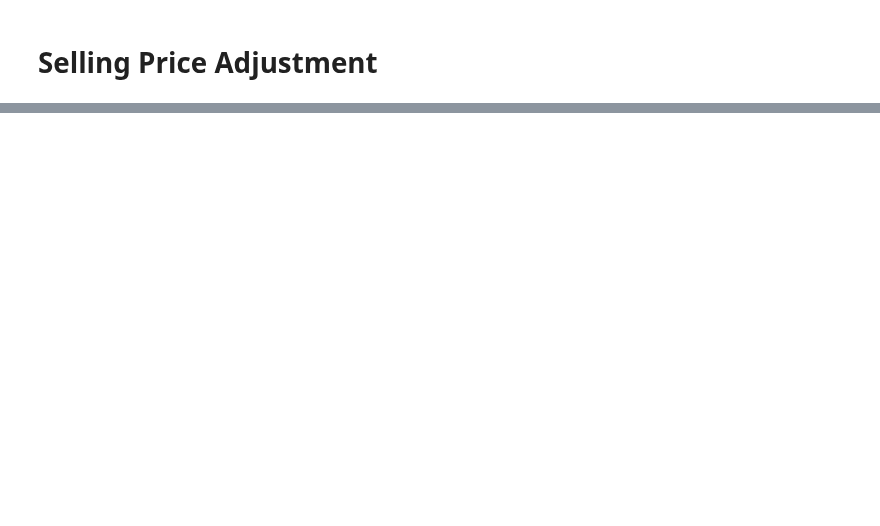
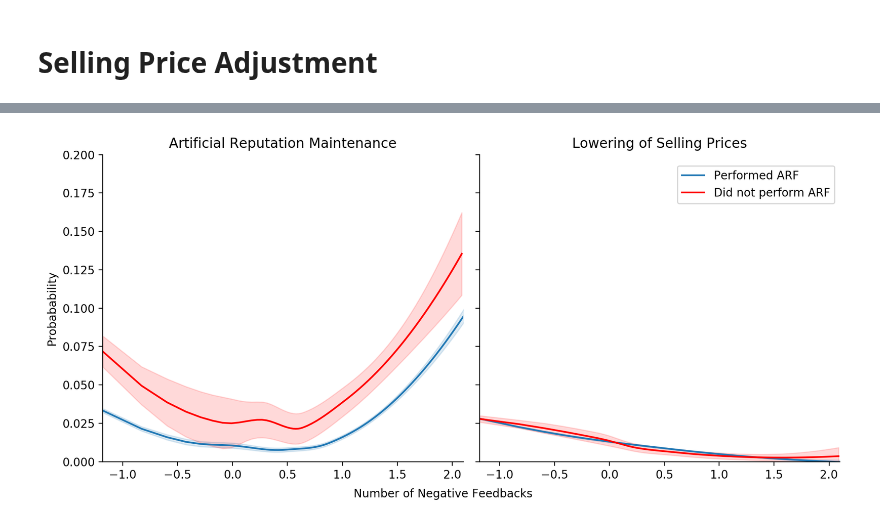
Before and after one commit to jossl95/ARF, a Jupyter notebook: Analyzer.ipynb, the cells around one changed output, grey strips where cells are left out. Cells and saved outputs as stored; diff of their text form; code cells hidden in the pictures; blank space fills up the shorter version.

Commit message:
analyses marginal effects

```diff
--- a/Analyzer.ipynb
+++ b/Analyzer.ipynb
@@ -36,3 +42,5 @@ Index(['vendor', 'w', 'rating_m', 'reputation_m', 'price_usd_m', 'delta_t_m',
+# %%
+df['sales_volume_w'] = df.groupby('vendor').apply(lambda x: x['count_min'] - x['count_min'].shift(1)).fillna(10).reset_index(drop = True)
 # %%
 df['arm_maxw_shift'] = df.groupby('vendor').apply(lambda x: x['arm_maxw'].shift(1)).reset_index(drop = True).astype('bool')
 df['arm_bgm_maxw_shift'] = df.groupby('vendor').apply(lambda x: x['arm_bgm_maxw'].shift(1)).reset_index(drop = True).astype('bool')
@@ -352,0 +536,49 @@ Note: LR test is conservative and provided only for reference.
+# %%
+fig, (axes) = plt.subplots(ncols = 2, figsize =  [10, 5], sharey = True)
+
+# make margin plots
+for t in [0,1]:
+    arf_type = output['arf'] == t
+    color = ['#1f77b4', 'red']
+    label = ['Did not perform ARF', 'Performed ARF']
+    title = ['Artificial Reputation Maintenance', 'Lowering of Selling Prices']
+    minx, maxx = np.min(output.bc_neg_count_min), 2.1
+
+    for i, y_var in enumerate(['d_x4_a', 'd_x4_p']):
+        # preprocess data
+        d_ = output[arf_type]
+        y = d_[y_var].to_numpy()
+        x = d_['bc_neg_count_min']
+        x_ = x.sort_values().unique()
+
+        # fit and predict lowess curve
+        l = loess(x.to_numpy(), y, frac=0.1)
+        l.fit()
+        pred  = l.predict(x_, stderror=True)
+        val   = pred.values
+        conf  = pred.confidence()
+        lower = conf.lower
+        upper = conf.upper
+
+        # plot lowess curve with 95% confidence
+        axes[i].plot(x_, val, c = color[t], label = label[t])
+        axes[i].fill_between(x_, lower, upper, alpha=.15, color=color[t])
+
+        # set axes and titles
+        axes[i].set_ylim(0, .2)
+        axes[i].set_xlim(minx, maxx)
+        axes[i].set_title(title[i])
+
+# set labels
+axes[0].set_ylabel('Probabability')
+fig.text(0.5, 0.04, 'Number of Negative Feedbacks', ha='center')
+# fig.suptitle('Average Marginal Effects with 95%CI', fontsize=16)
+
+# set legend
+handles, labels = ax.get_legend_handles_labels()
+fig.legend(handles, labels, bbox_to_anchor=(.98, .85))
+
+plt.tight_layout(rect=[0, 0.05, 1, 0.95])
+plt.show()
+# %% [output]
+[figure, added]
```
Also changed, not shown: parts of 18 cells of this notebook, 1 other file.
